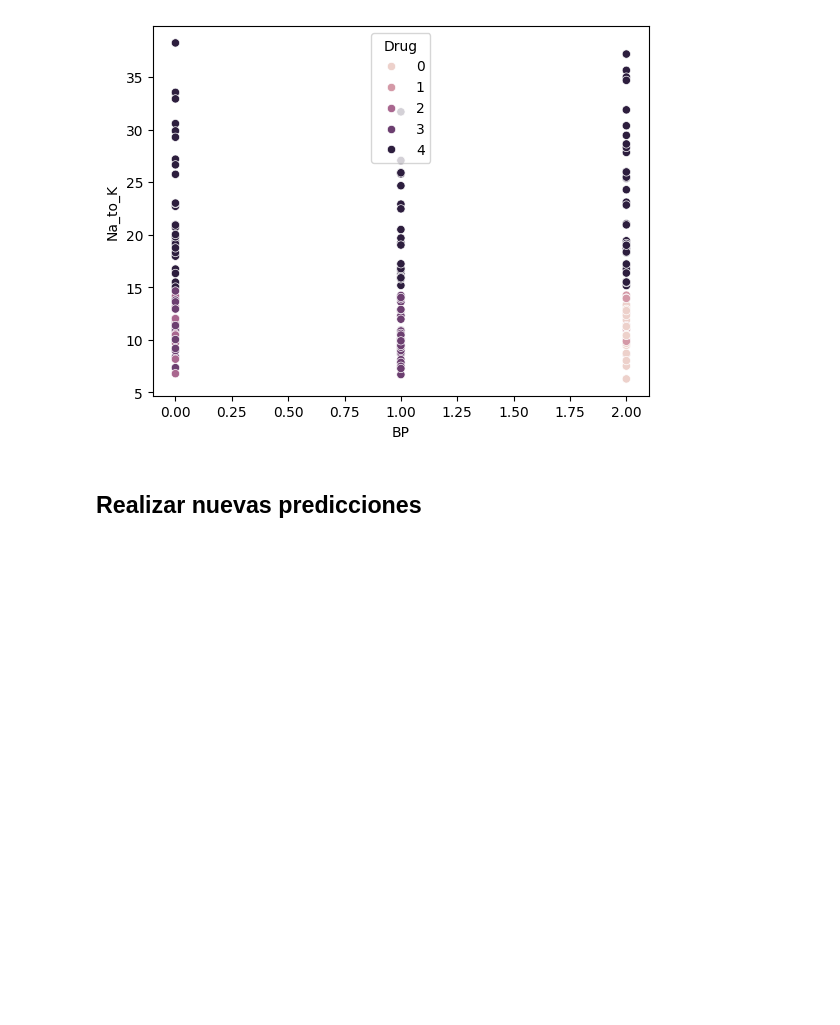
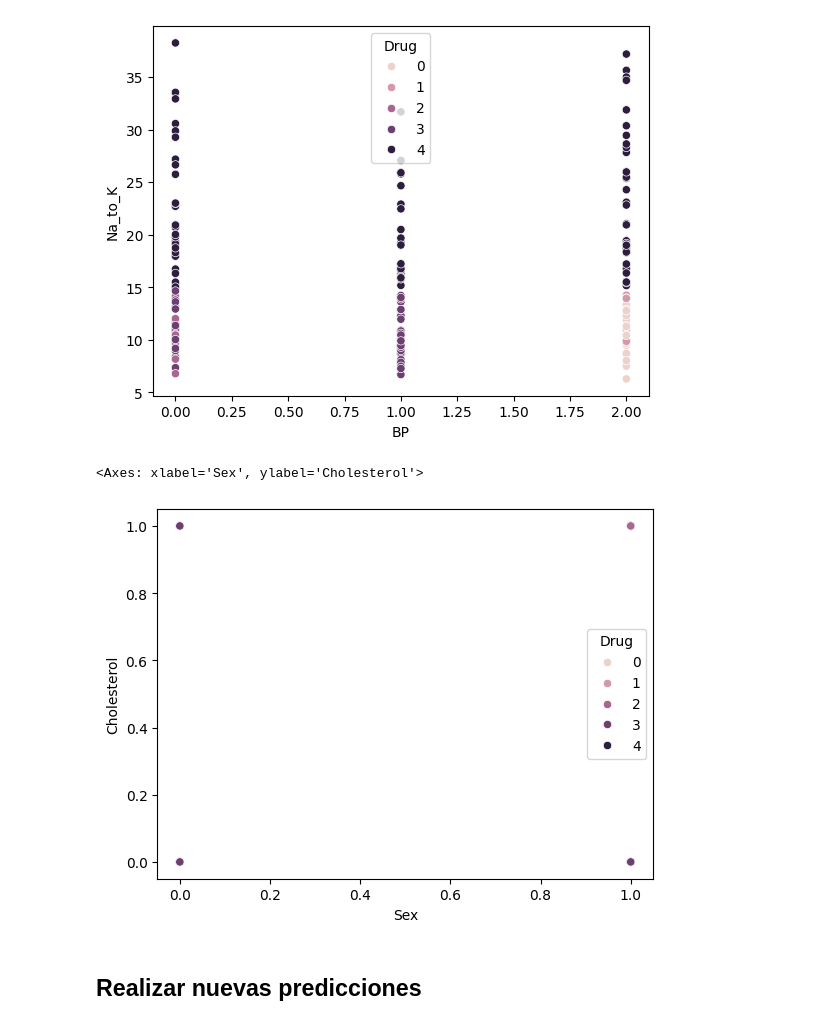
Before and after one commit to brittanypallasco2003/Machine-Learning, a Jupyter notebook: Aprenidzaje-supervisado/Clasificación/clasificacion.ipynb, the cells around one changed output. Saved outputs shown, nothing was run; the diff lists cells and outputs as text; code cells hidden in the pictures; blank space fills up the shorter version.

Commit message:
graficar características no importantes

```diff
--- a/Aprenidzaje-supervisado/Clasificación/clasificacion.ipynb
+++ b/Aprenidzaje-supervisado/Clasificación/clasificacion.ipynb
@@ -178,6 +178,12 @@ sns.scatterplot(data=datos, x="BP", y="Na_to_K", hue="Drug")
 # %% [output]
 <Axes: xlabel='BP', ylabel='Na_to_K'>
 [figure]
+# %%
+#Graficamos la relevancia de estos datos como un mapa de dispersión de las CARACTERÍSTICAS CON MENOR IMPORTANCIA
+sns.scatterplot(data=datos, x="Sex", y="Cholesterol", hue="Drug")
+# %% [output]
+<Axes: xlabel='Sex', ylabel='Cholesterol'>
+[figure, added]
 # %% [markdown]
 ## Realizar nuevas predicciones
 # %% [markdown]
```
Also changed, not shown: parts of 1 cell of this notebook.
